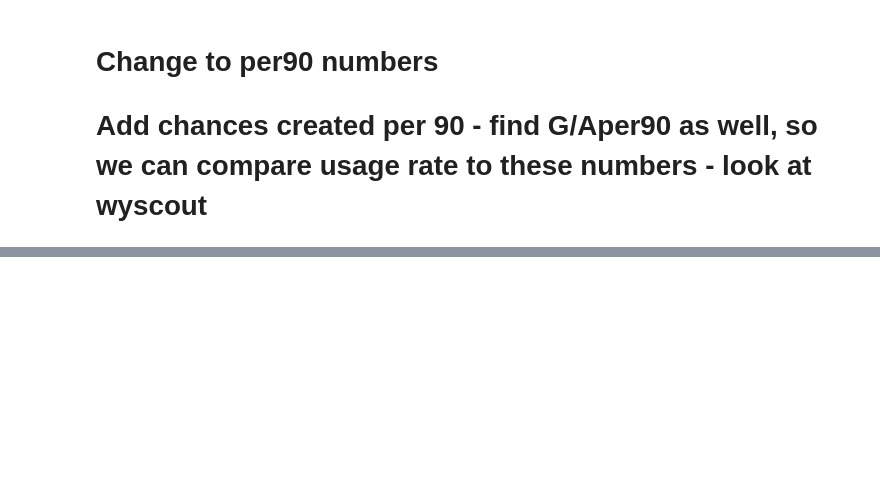
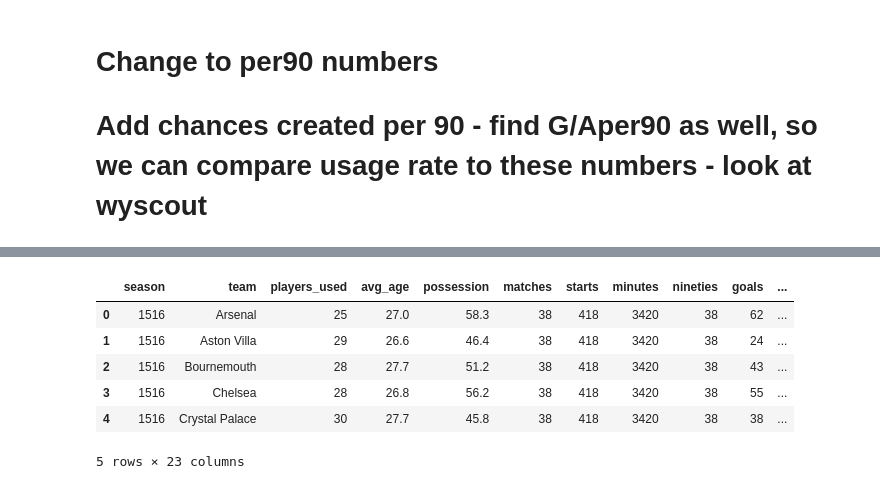
Before and after one commit to JonathanC12/UsageRateInSoccer, a Jupyter notebook: ProjectNotebook.ipynb, the cells around one changed output, grey strips where cells are left out. Saved outputs shown, nothing was run; the diff lists cells and outputs as text; code cells hidden in the pictures; blank space fills up the shorter version.

```diff
--- a/ProjectNotebook.ipynb
+++ b/ProjectNotebook.ipynb
@@ -125,0 +575,12 @@ import soccerdata as sd
+# %%
+team_stats = clean_team_stats(team_stats)
+# %%
+team_stats.head()
+# %% [output]
+|  | season | team | players_used | avg_age | possession | matches | starts | minutes | nineties | goals | ... |
+| 0 | 1516 | Arsenal | 25 | 27.0 | 58.3 | 38 | 418 | 3420 | 38 | 62 | ... |
+| 1 | 1516 | Aston Villa | 29 | 26.6 | 46.4 | 38 | 418 | 3420 | 38 | 24 | ... |
+| 2 | 1516 | Bournemouth | 28 | 27.7 | 51.2 | 38 | 418 | 3420 | 38 | 43 | ... |
+| 3 | 1516 | Chelsea | 28 | 26.8 | 56.2 | 38 | 418 | 3420 | 38 | 55 | ... |
+| 4 | 1516 | Crystal Palace | 30 | 27.7 | 45.8 | 38 | 418 | 3420 | 38 | 38 | ... |
+5 rows × 23 columns
```
Also changed, not shown: parts of 27 cells of this notebook.
